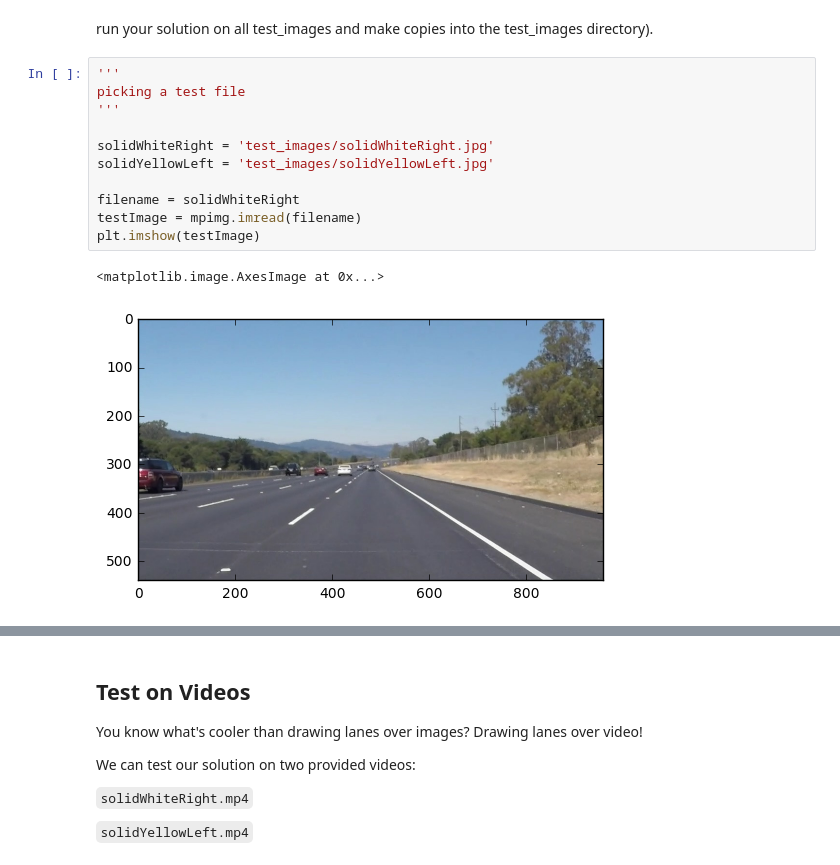
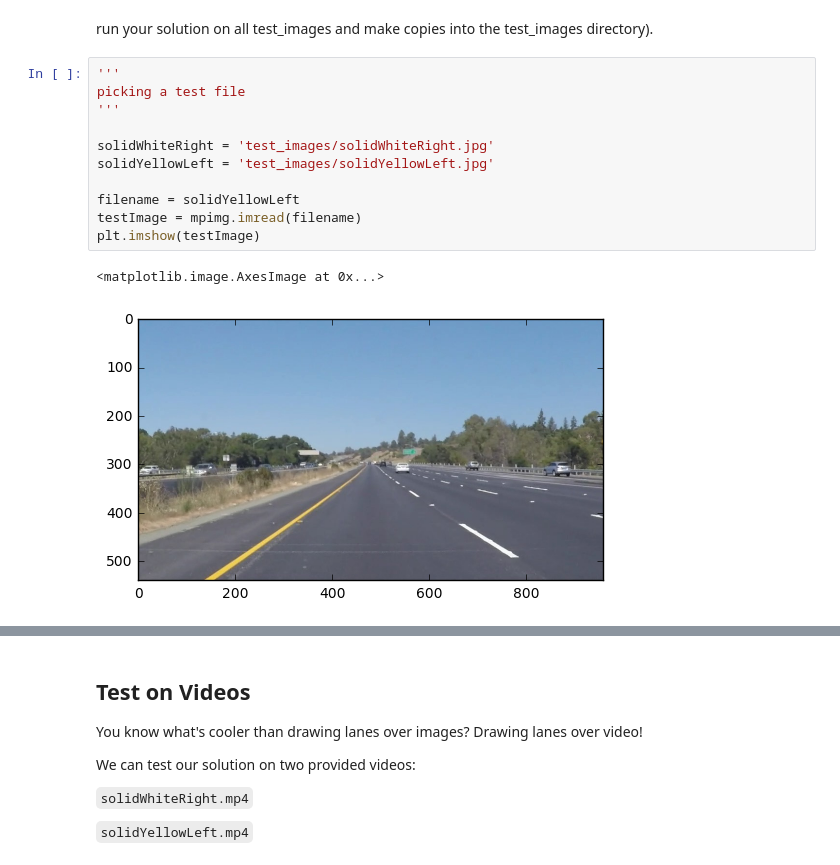
Before and after one commit to hkorre/CarND-LaneLines-P1, a Jupyter notebook: P1.ipynb, the cells around one changed output, grey strips where cells are left out. Saved outputs shown, nothing was run; the diff lists cells and outputs as text.

```diff
--- a/P1.ipynb
+++ b/P1.ipynb
@@ -172,17 +172,17 @@ run your solution on all test_images and make copies into the test_images direct
 # %%
 '''
 picking a test file
 '''
 
 solidWhiteRight = 'test_images/solidWhiteRight.jpg'
 solidYellowLeft = 'test_images/solidYellowLeft.jpg'
 
-filename = solidWhiteRight
+filename = solidYellowLeft
 testImage = mpimg.imread(filename)
 plt.imshow(testImage)
 # %% [output]
 <matplotlib.image.AxesImage at 0x...>
-[figure, old version]
+[figure, new version]
 # %%
 """
 Color Selection:
```
Also changed, not shown: parts of 5 cells of this notebook.
